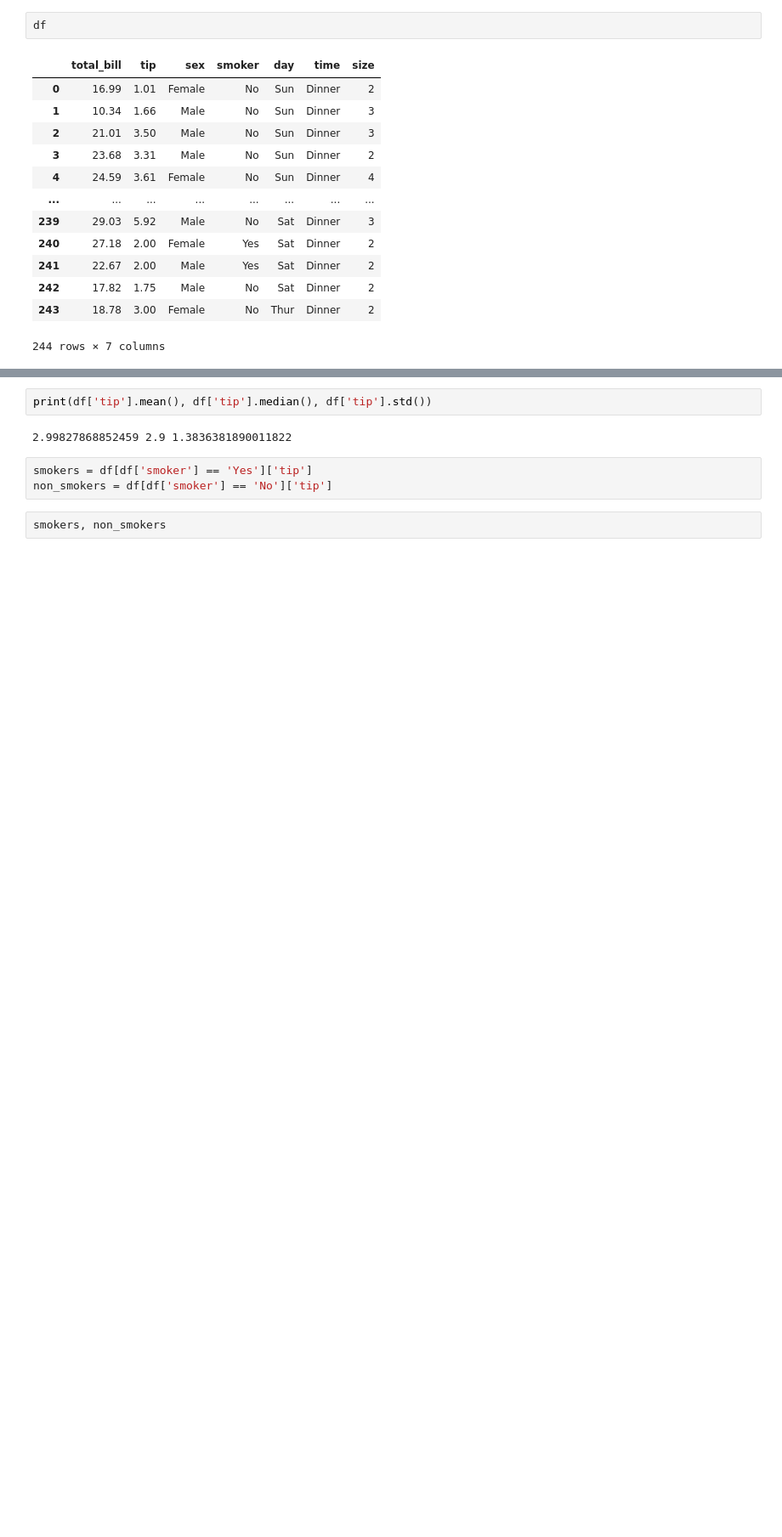
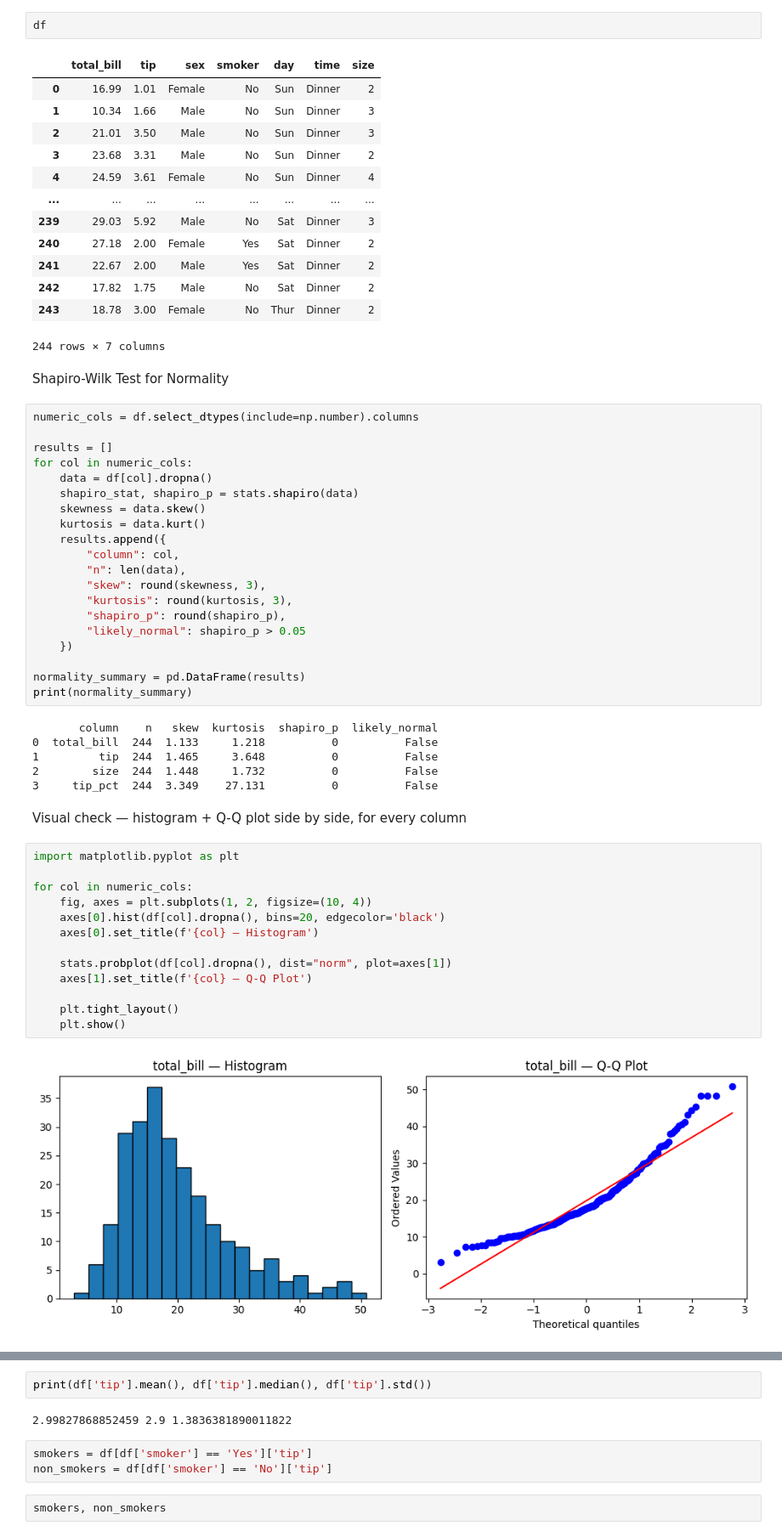
Before and after one commit to Rambagaria/ML_and_Agents, a Jupyter notebook: statistical_test.ipynb, the cells around one changed output, grey strips where cells are left out. Shown at 85% size. Cells and saved outputs as stored; diff of their text form; blank space fills up the shorter version.

Commit message:
All Tests covered in statistical_test.ipynb

```diff
--- a/statistical_test.ipynb
+++ b/statistical_test.ipynb
@@ -19,3 +19,48 @@ df
 | 242 | 17.82 | 1.75 | Male | No | Sat | Dinner | 2 |
 | 243 | 18.78 | 3.00 | Female | No | Thur | Dinner | 2 |
 244 rows × 7 columns
+# %% [markdown]
+Shapiro-Wilk Test for Normality
+# %%
+numeric_cols = df.select_dtypes(include=np.number).columns
+
+results = []
+for col in numeric_cols:
+    data = df[col].dropna()
+    shapiro_stat, shapiro_p = stats.shapiro(data)
+    skewness = data.skew()
+    kurtosis = data.kurt()
+    results.append({
+        "column": col,
+        "n": len(data),
+        "skew": round(skewness, 3),
+        "kurtosis": round(kurtosis, 3),
+        "shapiro_p": round(shapiro_p),
+        "likely_normal": shapiro_p > 0.05
+    })
+
+normality_summary = pd.DataFrame(results)
+print(normality_summary)
+# %% [output]
+       column    n   skew  kurtosis  shapiro_p  likely_normal
+0  total_bill  244  1.133     1.218          0          False
+1         tip  244  1.465     3.648          0          False
+2        size  244  1.448     1.732          0          False
+3     tip_pct  244  3.349    27.131          0          False
+# %% [markdown]
+Visual check — histogram + Q-Q plot side by side, for every column
+# %%
+import matplotlib.pyplot as plt
+
+for col in numeric_cols:
+    fig, axes = plt.subplots(1, 2, figsize=(10, 4))
+    axes[0].hist(df[col].dropna(), bins=20, edgecolor='black')
+    axes[0].set_title(f'{col} — Histogram')
+
+    stats.probplot(df[col].dropna(), dist="norm", plot=axes[1])
+    axes[1].set_title(f'{col} — Q-Q Plot')
+
+    plt.tight_layout()
+    plt.show()
+# %% [output]
+[figure, added]
```
Also changed, not shown: parts of 26 cells of this notebook, 1 other file.
